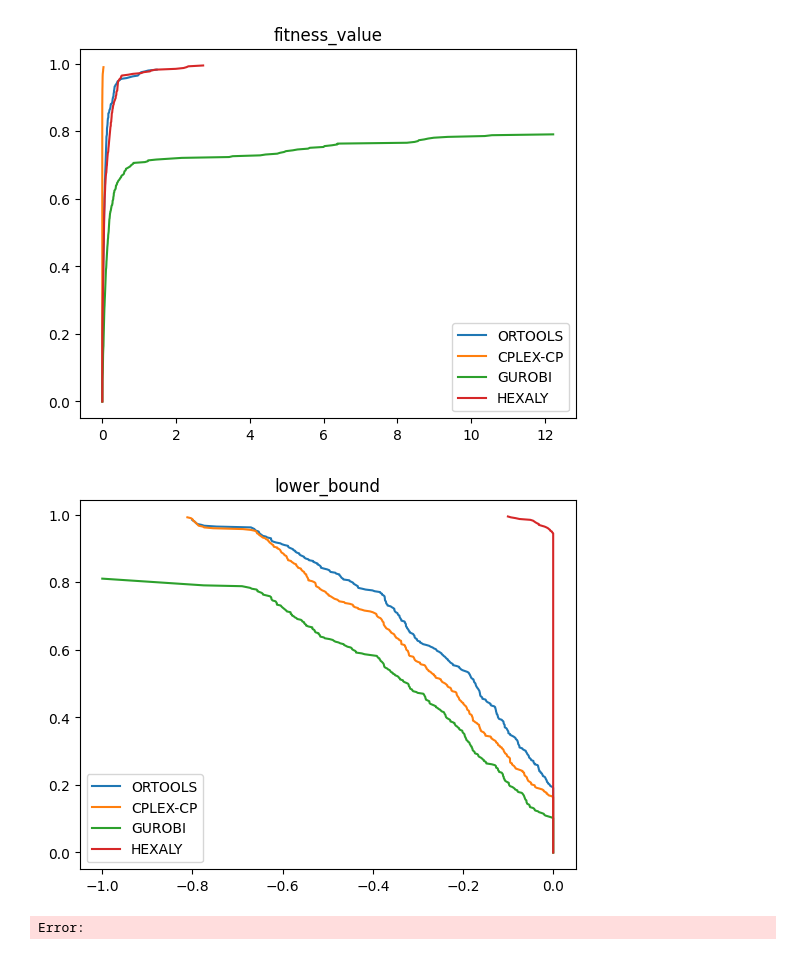
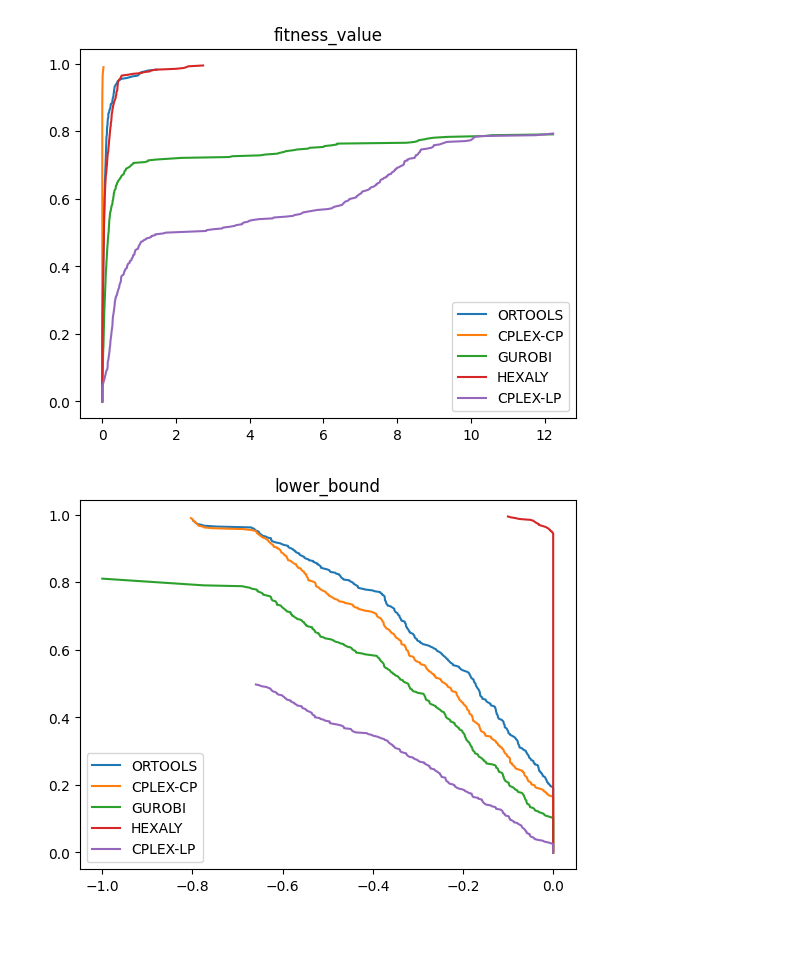
Before and after one commit to jrc-rodec/scheduling_model, a Jupyter notebook: code/analysis/ecdf_inf_plots.ipynb, the cells around one changed output. Saved outputs shown, nothing was run; the diff lists cells and outputs as text; code cells hidden in the pictures.

```diff
--- a/code/analysis/ecdf_inf_plots.ipynb
+++ b/code/analysis/ecdf_inf_plots.ipynb
@@ -5,6 +5,6 @@ from benchmarkrewriter.benchmark_parser import WorkerBenchmarkParser
 import os
 # %%
-files = [r'C:\Users\huda\Downloads\results_ortools.txt', r'C:\Users\huda\Downloads\results_cplex_cp.txt', r'C:\Users\huda\Downloads\results_gurobi.txt', r'C:\Users\huda\Downloads\results_hexaly_rewritten.txt']
+files = [r'C:\Users\huda\Downloads\results_ortools.txt', r'C:\Users\huda\Downloads\results_cplex_cp.txt', r'C:\Users\huda\Downloads\results_gurobi.txt', r'C:\Users\huda\Downloads\results_hexaly_rewritten.txt', r'C:\Users\huda\Downloads\results_cplex_lp_rewritten.txt']
 all_data = dict()
 for file in files:
     file_content = pd.read_csv(file, names=['name','optimization_status','fitness_value','lower_bound', 'runtime', 'result_vector1', 'result_vector2', 'result_vector3', 'peak_cpu', 'peak_ram', 'resource_history', 'best_result_history'], sep=';')#, converters={'best_result_history': pd.eval})
@@ -60,6 +60,8 @@ def ecdf_inf(data, column, max : bool = False, n_instances : int = 402, labels :
         i = 1
         while i < len(vector):
             if vector[i] == float('inf'):
+                break
+            if vector[i] == -float('inf'):
                 break
             while i < len(vector) and vector[i] == vector[i-1]:
                 i += 1
@@ -74,11 +76,10 @@ def ecdf_inf(data, column, max : bool = False, n_instances : int = 402, labels :
 # %%
 instances = os.listdir(r'C:\Users\huda\Downloads\benchmarks_with_workers\benchmarks_with_workers')
 # %%
-ecdf_inf(all_data, 'fitness_value', labels=['ORTOOLS', 'CPLEX-CP', 'GUROBI', 'HEXALY'], instances=instances)
+ecdf_inf(all_data, 'fitness_value', labels=['ORTOOLS', 'CPLEX-CP', 'GUROBI', 'HEXALY', 'CPLEX-LP'], instances=instances)
 # %% [output]
-[figure, old version]
+[figure, new version]
 # %%
-ecdf_inf(all_data, 'lower_bound', max=True, labels=['ORTOOLS', 'CPLEX-CP', 'GUROBI', 'HEXALY'], instances=instances)
+ecdf_inf(all_data, 'lower_bound', max=True, labels=['ORTOOLS', 'CPLEX-CP', 'GUROBI', 'HEXALY', 'CPLEX-LP'], instances=instances)
 # %% [output]
-[figure, old version]
+[figure, new version]
-Error:
```
Also changed, not shown: parts of 1 cell of this notebook, 3 other files.
